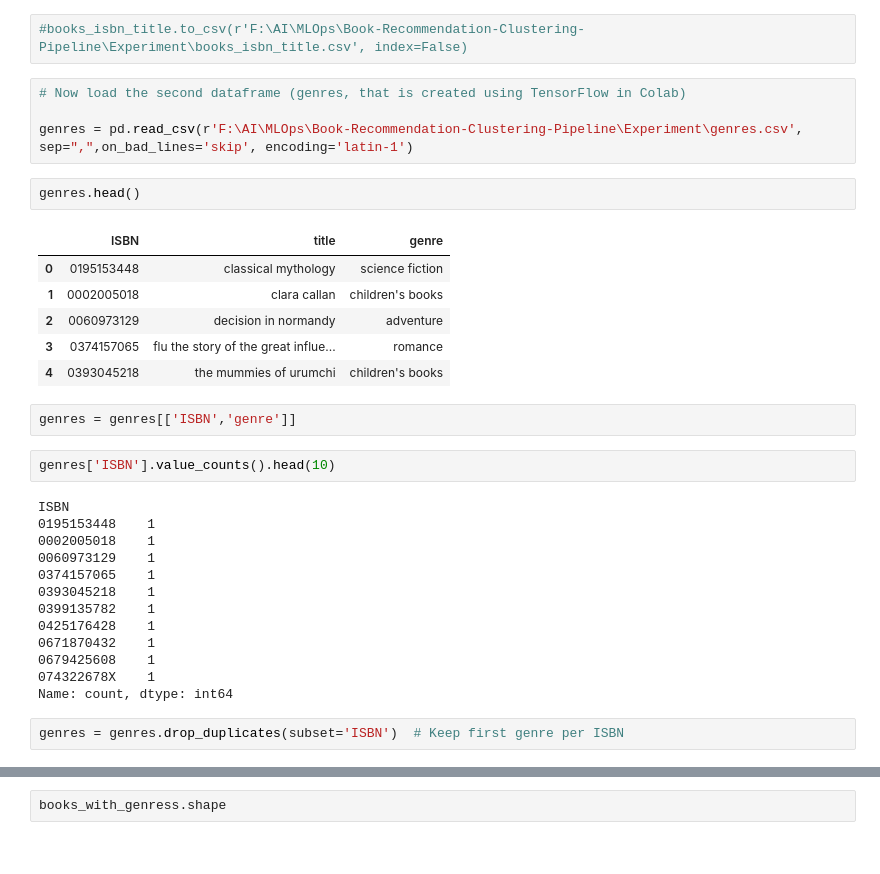
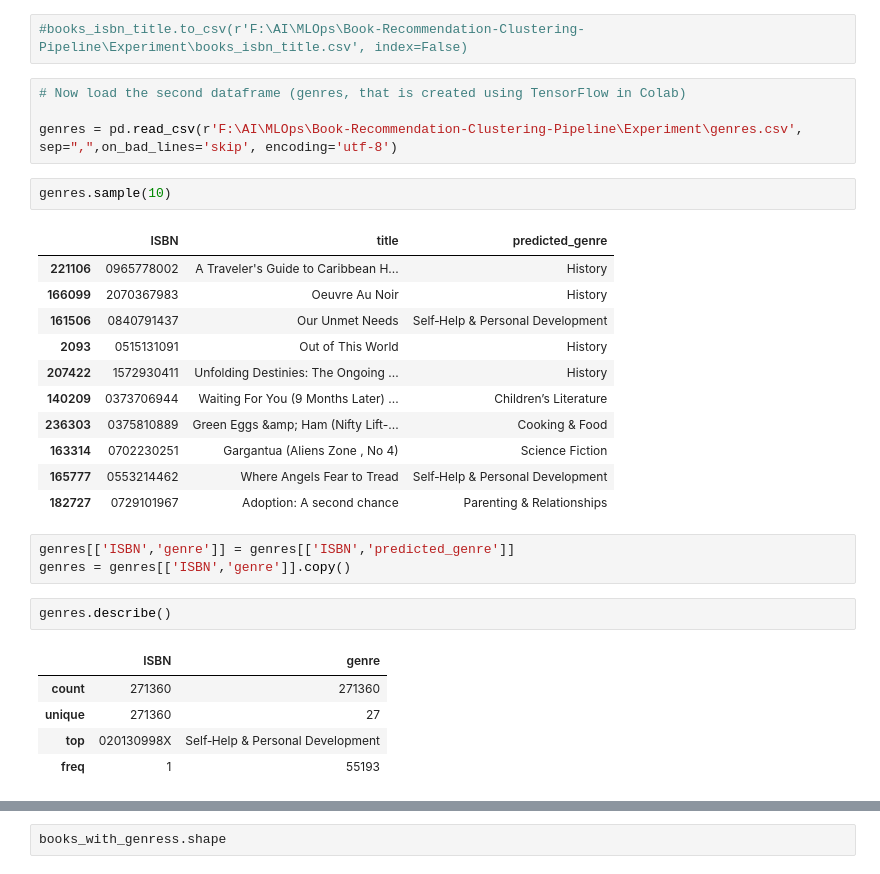
Before and after one commit to razyousuf/Book-Recommendation-Clustering-Pipeline, a Jupyter notebook: Experiment/research.ipynb, the cells around one changed output, grey strips where cells are left out. Saved outputs shown, nothing was run; the diff lists cells and outputs as text.

```diff
--- a/Experiment/research.ipynb
+++ b/Experiment/research.ipynb
@@ -79,35 +79,32 @@ books_isbn_title.shape
 # %%
 # Now load the second dataframe (genres, that is created using TensorFlow in Colab)
 
-genres = pd.read_csv(r'F:\AI\MLOps\Book-Recommendation-Clustering-Pipeline\Experiment\genres.csv', sep=",",on_bad_lines='skip', encoding='latin-1')
+genres = pd.read_csv(r'F:\AI\MLOps\Book-Recommendation-Clustering-Pipeline\Experiment\genres.csv', sep=",",on_bad_lines='skip', encoding='utf-8')
 # %%
-genres.head()
+genres.sample(10)
 # %% [output]
-|  | ISBN | title | genre |
-| 0 | 0195153448 | classical mythology | science fiction |
-| 1 | 0002005018 | clara callan | children's books |
-| 2 | 0060973129 | decision in normandy | adventure |
-| 3 | 0374157065 | flu the story of the great influe... | romance |
-| 4 | 0393045218 | the mummies of urumchi | children's books |
+|  | ISBN | title | predicted_genre |
+| 221106 | 0965778002 | A Traveler's Guide to Caribbean H... | History |
+| 166099 | 2070367983 | Oeuvre Au Noir | History |
+| 161506 | 0840791437 | Our Unmet Needs | Self‑Help & Personal Development |
+| 2093 | 0515131091 | Out of This World | History |
+| 207422 | 1572930411 | Unfolding Destinies: The Ongoing ... | History |
+| 140209 | 0373706944 | Waiting For You (9 Months Later) ... | Children’s Literature |
+| 236303 | 0375810889 | Green Eggs &amp; Ham (Nifty Lift-... | Cooking & Food |
+| 163314 | 0702230251 | Gargantua (Aliens Zone , No 4) | Science Fiction |
+| 165777 | 0553214462 | Where Angels Fear to Tread | Self‑Help & Personal Development |
+| 182727 | 0729101967 | Adoption: A second chance | Parenting & Relationships |
 # %%
-genres = genres[['ISBN','genre']]
+genres[['ISBN','genre']] = genres[['ISBN','predicted_genre']]
+genres = genres[['ISBN','genre']].copy()
 # %%
-genres['ISBN'].value_counts().head(10)
+genres.describe()
 # %% [output]
-ISBN
-0195153448    1
-0002005018    1
-0060973129    1
-0374157065    1
-0393045218    1
-0399135782    1
-0425176428    1
-0671870432    1
-0679425608    1
-074322678X    1
-Name: count, dtype: int64
+|  | ISBN | genre |
+| count | 271360 | 271360 |
+| unique | 271360 | 27 |
+| top | 020130998X | Self‑Help & Personal Development |
+| freq | 1 | 55193 |
-# %%
-genres = genres.drop_duplicates(subset='ISBN')  # Keep first genre per ISBN
 # %%
 # Now join genres with books
 
```
Also changed, not shown: parts of 2 cells of this notebook, 8 other files.
